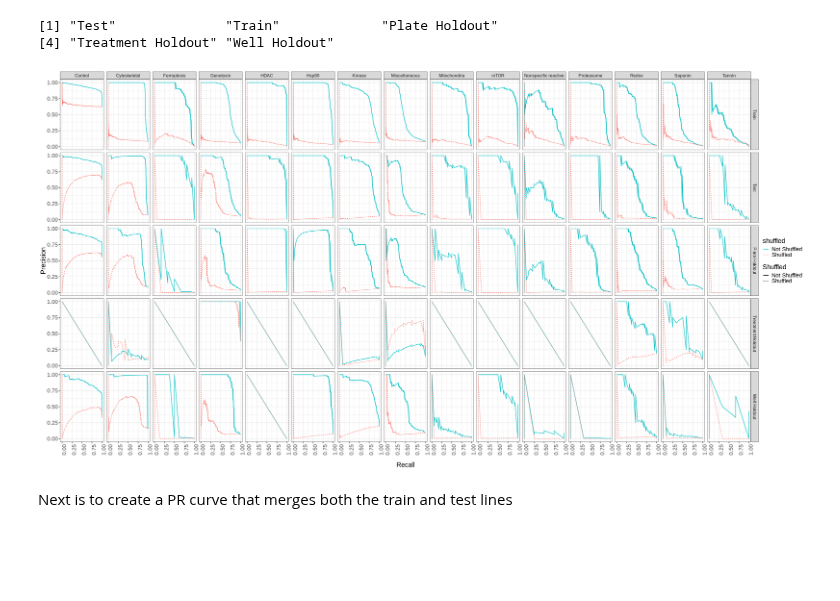
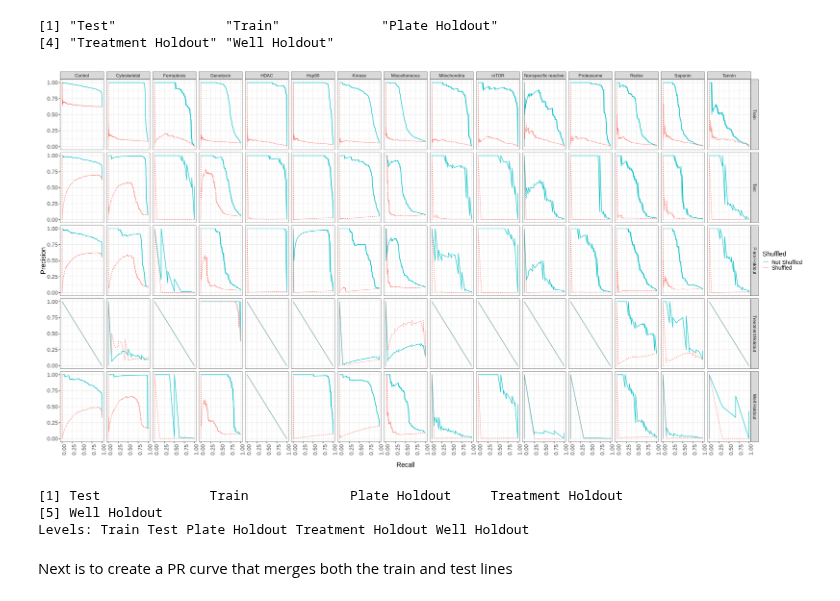
Before and after one commit to WayScience/Cytotoxic-Nuisance-Metadata-Analysis, a Jupyter notebook: notebooks/4.visualization/pr_curves/pr_curves.ipynb, the cells around one changed output. Cells and saved outputs as stored; diff of their text form; code cells hidden in the pictures; blank space fills up the shorter version.

```diff
--- a/notebooks/4.visualization/pr_curves/pr_curves.ipynb
+++ b/notebooks/4.visualization/pr_curves/pr_curves.ipynb
@@ -40,35 +40,41 @@ options(repr.plot.width = width, repr.plot.height = height)
 ggplot(pr_df, aes(x = recall, y = precision, color = shuffled)) +
   geom_line(aes(linetype = shuffled)) +
   facet_grid(dataset_type ~ injury_type) +
   theme_bw() +
 
   theme(
     legend.spacing.y = unit(0.1, "cm"),
     legend.box.spacing = unit(0.1, "cm"),
     legend.key.size = unit(0.7, "lines"),
     legend.key.width = unit(1, "lines"),
     strip.text = element_text(size = 9.5),
     axis.text.x = element_text(angle = 90, size = 12),
     axis.text.y = element_text(size = 12),
     axis.title = element_text(size = 14),
     axis.title.x.bottom = element_text(margin = margin(t = 15)),
     axis.title.y.left = element_text(margin = margin(t = 15)),
     legend.title = element_text(size = 14),
     legend.text = element_text(size = 12)
     ) +
 
  scale_color_manual(values = c(
       "Shuffled" = "#f8766d",
       "Not Shuffled" = "#03bfc4"
     )) +
 
-labs(x = "Recall", y = "Precision", linetype = "Shuffled")
+labs(x = "Recall", y = "Precision", linetype = "Shuffled", color = "Shuffled")
 
 
 # Save the plot
 ggsave("full_pr_curves.png", width = width, height = height, dpi = 600)
 # %% [output]
-[figure, old version]
+[figure, new version]
+# %%
+unique(pr_df$dataset_type)
+# %% [output]
+[1] Test              Train             Plate Holdout     Treatment Holdout
+[5] Well Holdout
+Levels: Train Test Plate Holdout Treatment Holdout Well Holdout
 # %% [markdown]
 Next is to create a PR curve that merges both the train and test lines
 # %%
```
Also changed, not shown: 3 other files.
